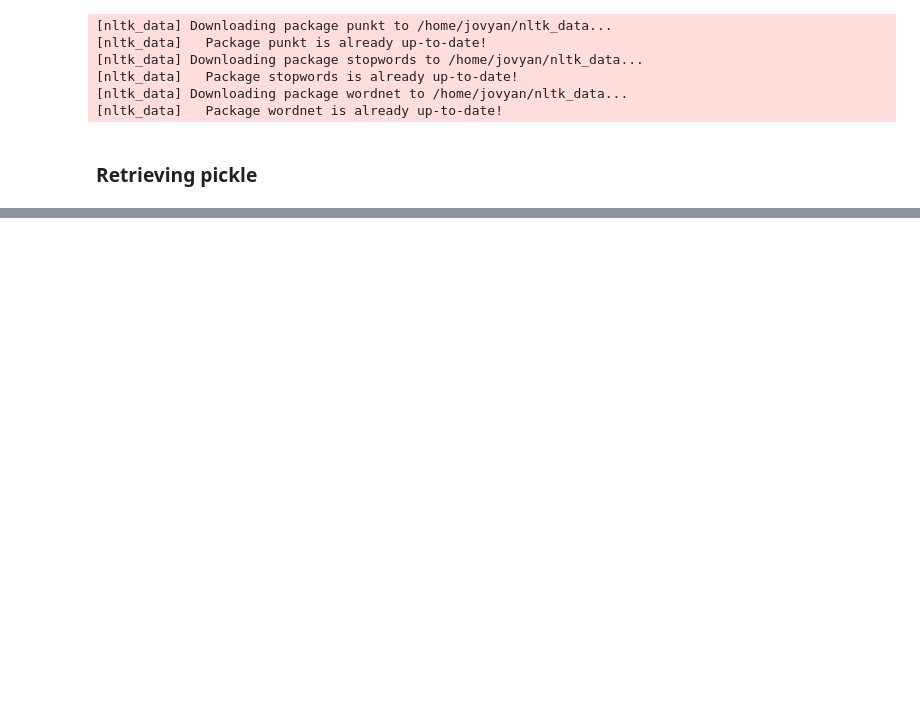
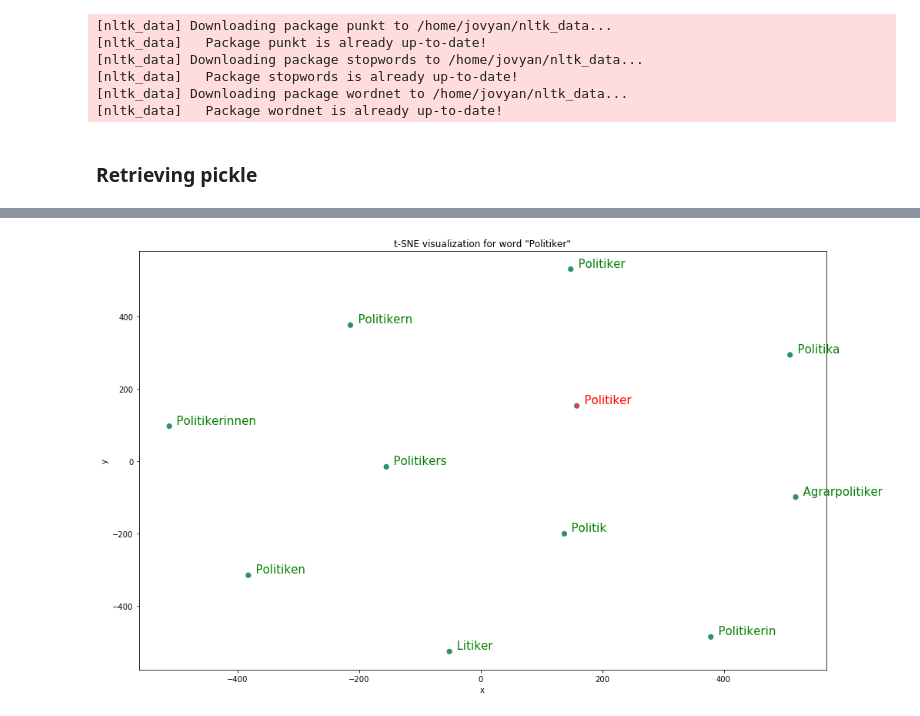
Before and after one commit to acdh-oeaw/AMC_Corpus_Biases, a Jupyter notebook: notebooks/3-building_test_model.ipynb, the cells around one changed output, grey strips where cells are left out. Cells and saved outputs as stored; diff of their text form; code cells hidden in the pictures; blank space fills up the shorter version.

```diff
--- a/notebooks/3-building_test_model.ipynb
+++ b/notebooks/3-building_test_model.ipynb
@@ -92,0 +69,6 @@ model_wv = Word2Vec(sentences=responses,
+# %%
+# Defining values for parameters
+embedding_size = 300
+window_size = 5
+min_word = 2
+down_sampling = 1e-2
@@ -284,5 +318,7 @@ def tsne_plot(for_word, w2v_model):
     plt.ylim(Y[:, 1].min()-50, Y[:, 1].max()+50)
     plt.title('t-SNE visualization for word "{}'.format(for_word.title()) +'"')
 # %%
-# tsne plot for top 10 similar word to 'chicken'
-tsne_plot(for_word=word, w2v_model=model)
+# tsne plot for top 10 similar words
+tsne_plot(for_word=word, w2v_model=model_ft)
+# %% [output]
+[figure, added]
```
Also changed, not shown: parts of 24 cells of this notebook, 2 other files.
